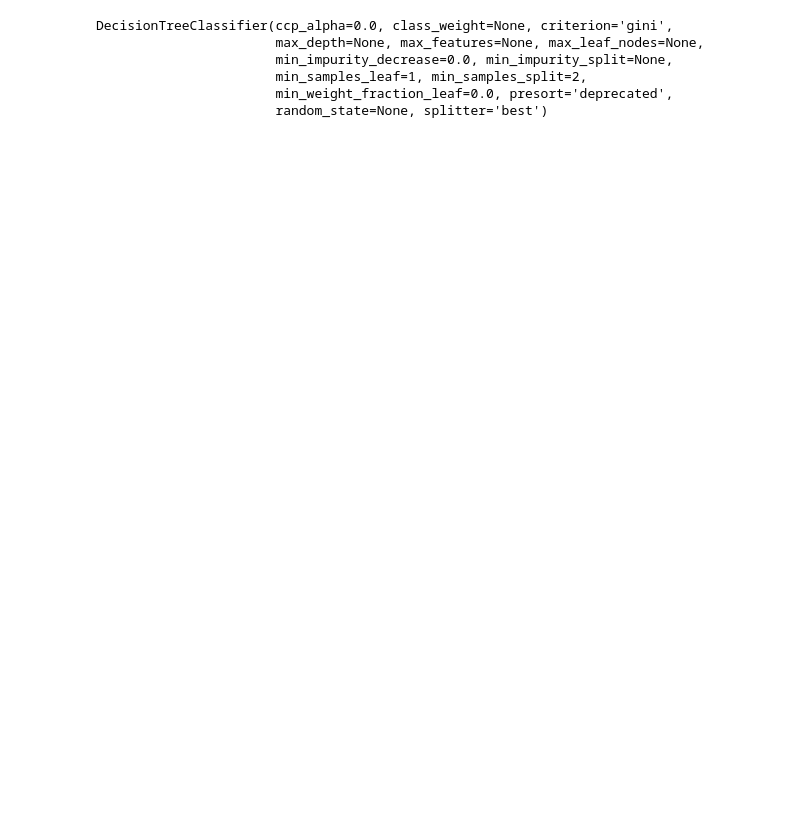
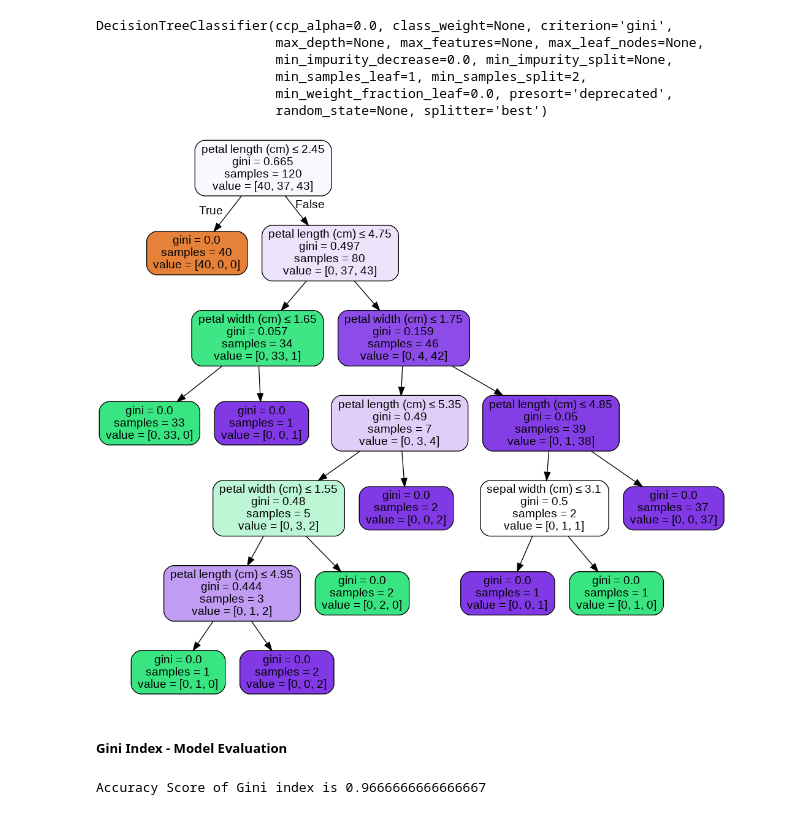
Before and after one commit to yesdeepakmittal/ml4beginners, a Jupyter notebook: mlDay03_Decision_Tree.ipynb, the cells around one changed output. Saved outputs shown, nothing was run; the diff lists cells and outputs as text; code cells hidden in the pictures; blank space fills up the shorter version.

```diff
--- a/mlDay03_Decision_Tree.ipynb
+++ b/mlDay03_Decision_Tree.ipynb
@@ -119,6 +146,6 @@ Image(img.create_png())
 # %%
 model_gini = DecisionTreeClassifier(criterion='gini') #default though
-model_gini.fit(temp.drop(['target','target_names'],axis = 1),temp['target'])
+model_gini.fit(x_train,y_train)
 # %% [output]
 DecisionTreeClassifier(ccp_alpha=0.0, class_weight=None, criterion='gini',
                        max_depth=None, max_features=None, max_leaf_nodes=None,
@@ -126,3 +153,19 @@ DecisionTreeClassifier(ccp_alpha=0.0, class_weight=None, criterion='gini',
                        min_samples_leaf=1, min_samples_split=2,
                        min_weight_fraction_leaf=0.0, presort='deprecated',
                        random_state=None, splitter='best')
+# %%
+dot_data = StringIO()
+export_graphviz(model_gini, out_file=dot_data, feature_names=df['feature_names'],
+                filled=True, rounded=True,
+                special_characters=True,rotate=False)
+img_gini = pydotplus.graph_from_dot_data(dot_data.getvalue())
+Image(img_gini.create_png())
+# %% [output]
+[figure, added]
+# %% [markdown]
+<h5>Gini Index - Model Evaluation</h5>
+# %%
+y_pred_gini = model_ent.predict(x_test)
+print('Accuracy Score of Gini index is',accuracy_score(y_test,y_pred_gini))
+# %% [output]
+Accuracy Score of Gini index is 0.9666666666666667
```
Also changed, not shown: parts of 12 cells of this notebook.
